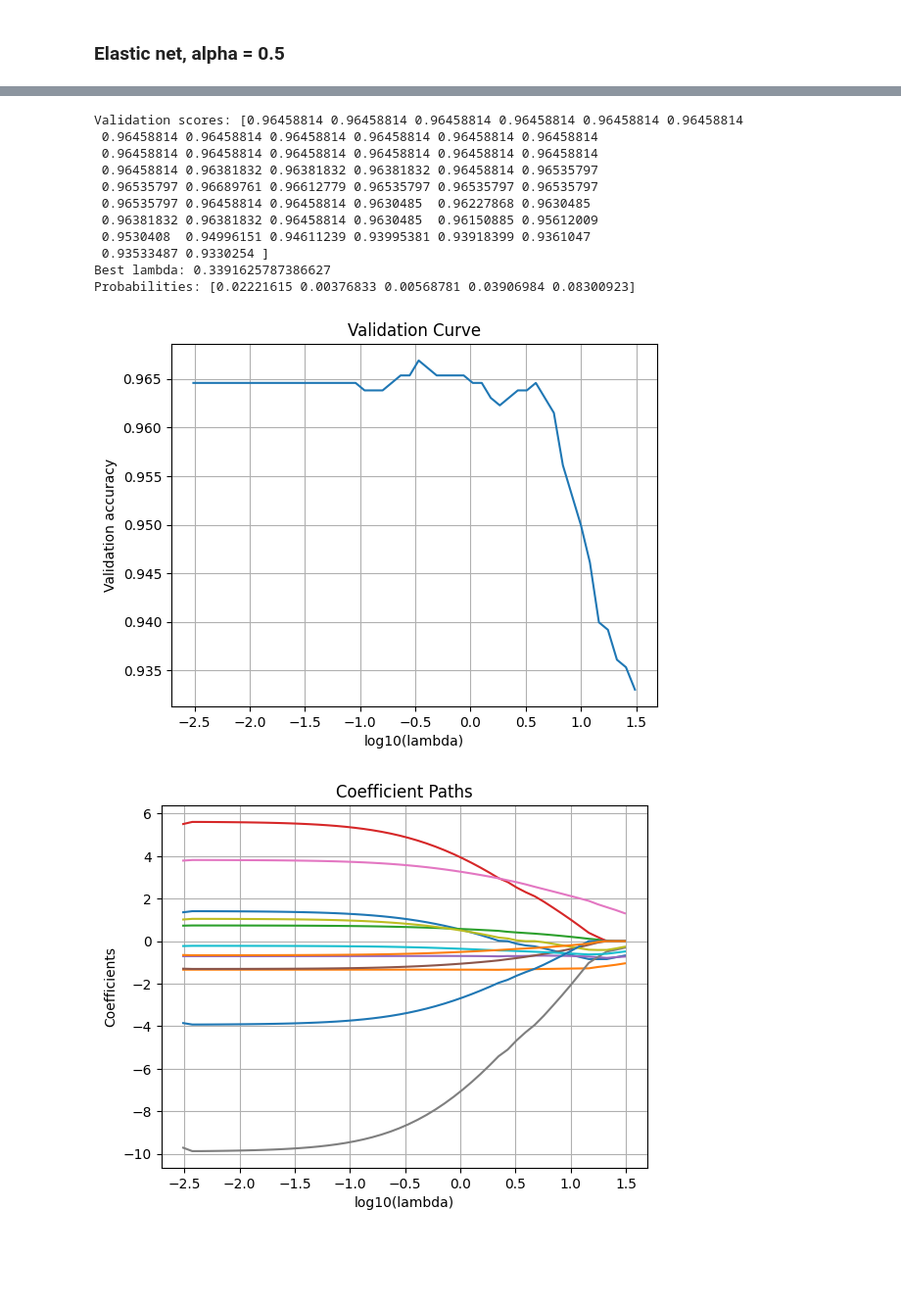
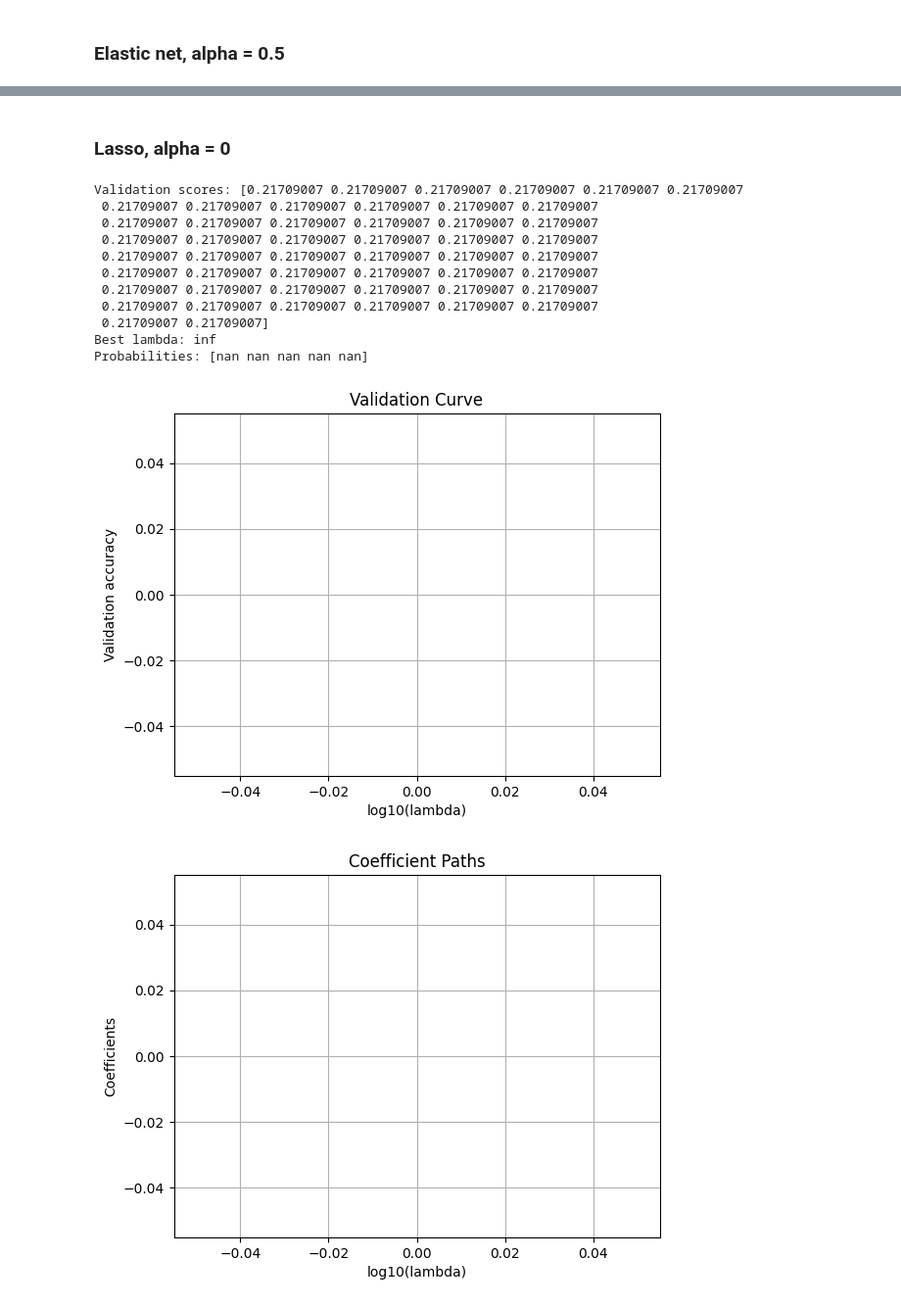
Before and after one commit to CyprienFOURCROY/AdvancedML_Project, a Jupyter notebook: notebooks/main.ipynb, the cells around one changed output, grey strips where cells are left out. Shown at 98% size. Saved outputs shown, nothing was run; the diff lists cells and outputs as text; code cells hidden in the pictures; blank space fills up the shorter version.

Commit message:
Add lasso supports for LogRegCDD

```diff
--- a/notebooks/main.ipynb
+++ b/notebooks/main.ipynb
@@ -265,3 +265,24 @@ Probabilities: [0.01114404 0.00140602 0.00226909 0.02340096 0.05835411]
 [figure]
 # %% [markdown]
 ### Elastic net, alpha = 0.5
+# %%
+from sklearn.model_selection import train_test_split
+from sklearn.datasets import make_classification
+from src.LogRegCDD import LogRegCDD
+
+
+LogRegCDD_winequality = LogRegCDD(alpha=0.5, n_lambda=50)
+
+LogRegCDD_winequality.fit(X_train, Y_train)
+
+val_scores = LogRegCDD_winequality.validate(X_test, Y_test, measure="accuracy")
+print("Validation scores:", val_scores)
+
+best_lambda = LogRegCDD_winequality.lambdas_[val_scores.argmax()]
+print("Best lambda:", best_lambda)
+
+probs = LogRegCDD_winequality.predict_proba(X_test)
+print("Probabilities:", probs[:5])
+
+LogRegCDD_winequality.plot_score(measure="accuracy")
+LogRegCDD_winequality.plot_coef()
@@ -268,35 +303,37 @@ Probabilities: [0.01114404 0.00140602 0.00226909 0.02340096 0.05835411]
+# %% [markdown]
+### Lasso, alpha = 0
 # %%
 from sklearn.model_selection import train_test_split
 from sklearn.datasets import make_classification
 from src.LogRegCDD import LogRegCDD
 
 
-LogRegCDD_winequality = LogRegCDD(alpha=0.01, n_lambda=50)
+LogRegCDD_winequality = LogRegCDD(alpha=0, n_lambda=50)
 
 LogRegCDD_winequality.fit(X_train, Y_train)
 
 val_scores = LogRegCDD_winequality.validate(X_test, Y_test, measure="accuracy")
 print("Validation scores:", val_scores)
 
 best_lambda = LogRegCDD_winequality.lambdas_[val_scores.argmax()]
 print("Best lambda:", best_lambda)
 
 probs = LogRegCDD_winequality.predict_proba(X_test)
 print("Probabilities:", probs[:5])
 
 LogRegCDD_winequality.plot_score(measure="accuracy")
 LogRegCDD_winequality.plot_coef()
 # %% [output]
-Validation scores: [0.96458814 0.96458814 0.96458814 0.96458814 0.96458814 0.96458814
- 0.96458814 0.96458814 0.96458814 0.96458814 0.96458814 0.96458814
- 0.96458814 0.96458814 0.96458814 0.96458814 0.96458814 0.96458814
- 0.96458814 0.96381832 0.96381832 0.96381832 0.96458814 0.96535797
- 0.96535797 0.96689761 0.96612779 0.96535797 0.96535797 0.96535797
- 0.96535797 0.96458814 0.96458814 0.9630485  0.96227868 0.9630485
- 0.96381832 0.96381832 0.96458814 0.9630485  0.96150885 0.95612009
- 0.9530408  0.94996151 0.94611239 0.93995381 0.93918399 0.9361047
- 0.93533487 0.9330254 ]
-Best lambda: 0.3391625787386627
-Probabilities: [0.02221615 0.00376833 0.00568781 0.03906984 0.08300923]
+Validation scores: [0.21709007 0.21709007 0.21709007 0.21709007 0.21709007 0.21709007
+ 0.21709007 0.21709007 0.21709007 0.21709007 0.21709007 0.21709007
+ 0.21709007 0.21709007 0.21709007 0.21709007 0.21709007 0.21709007
+ 0.21709007 0.21709007 0.21709007 0.21709007 0.21709007 0.21709007
+ 0.21709007 0.21709007 0.21709007 0.21709007 0.21709007 0.21709007
+ 0.21709007 0.21709007 0.21709007 0.21709007 0.21709007 0.21709007
+ 0.21709007 0.21709007 0.21709007 0.21709007 0.21709007 0.21709007
+ 0.21709007 0.21709007 0.21709007 0.21709007 0.21709007 0.21709007
+ 0.21709007 0.21709007]
+Best lambda: inf
+Probabilities: [nan nan nan nan nan]
-[figure, old version]
+[figure, new version]
-[figure, old version]
+[figure, new version]
```
Also changed, not shown: parts of 1 cell of this notebook, 1 other file.
